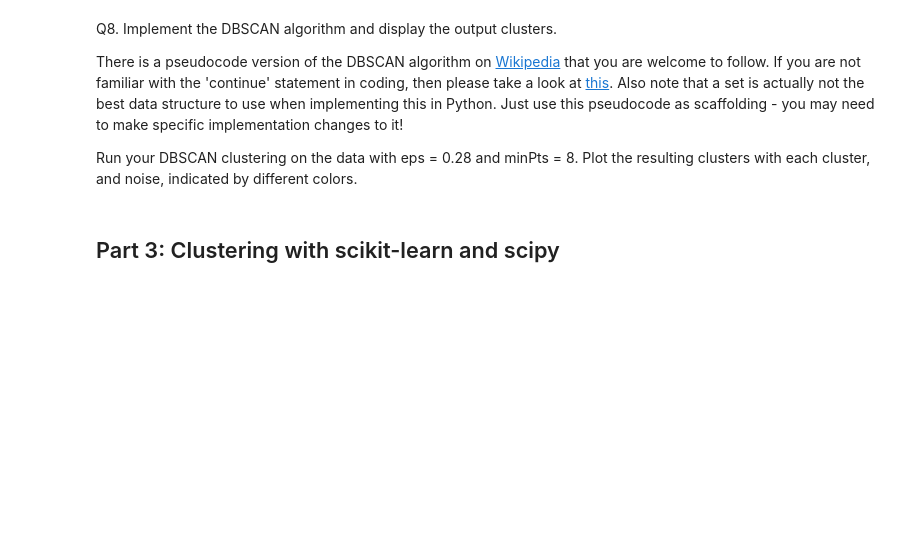
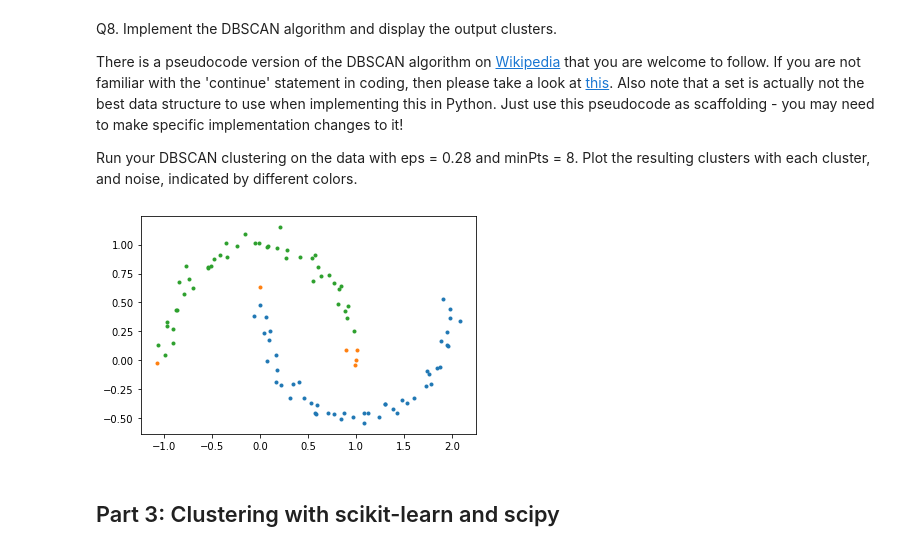
Before and after one commit to BrianDyck/DataMiningAssignment4, a Jupyter notebook: HW4-2/HW4 - Clustering.ipynb, the cells around one changed output. Saved outputs shown, nothing was run; the diff lists cells and outputs as text; code cells hidden in the pictures; blank space fills up the shorter version.

Commit message:
Added in DBScan

```diff
--- a/HW4-2/HW4 - Clustering.ipynb
+++ b/HW4-2/HW4 - Clustering.ipynb
@@ -221,3 +225,96 @@ Run your DBSCAN clustering on the data with eps = 0.28 and minPts = 8. Plot the
+# %%
+# your code goes here
+
+# Just look at the Wiki
+def DBSCAN(data, eps, minPts) :
+    DB = []
+    for point in data:
+        new_point = DB_Point(point[0], point[1])
+        DB.append(new_point)
+
+    C = 0
+    for P in DB :
+        if not P.label is None:
+            continue
+        N = RangeQuery(DB, P, eps)
+        if len(N) + 1 < minPts:
+            P.label = -1
+            continue
+
+        C = C + 1
+        P.label = C
+        S = N
+        numLoops = 0
+        new_neighbors = S
+        while len(new_neighbors) != 0:
+            S = new_neighbors
+            new_neighbors = check_all_neighbors(S, C, DB, eps, minPts)
+
+    DB_dict = {}
+    for point in DB:
+        if point.label not in DB_dict:
+            DB_dict[point.label] = [[point.x, point.y]]
+        else:
+            DB_dict[point.label].append([point.x, point.y])
+    return DB_dict
+
+def check_all_neighbors(S, C, DB, eps, minPts):
+    new_neighbors = []
+    numLoops = 0
+    for Q in S:
+        numLoops += 1
+        if Q.label == -1:
+            Q.label = C
+        if not Q.label is None:
+            continue
+        Q.label = C
+        N = RangeQuery(DB, Q, eps)
+        if len(N) + 1 >= minPts:
+            difference = list(set(N).difference(set(S)))
+            S = Union(S, N)
+            for neighbor in difference:
+                new_neighbors.append(neighbor)
+    return new_neighbors
+
+class DB_Point:
+    def __init__(self, x, y):
+        self.x = x
+        self.y = y
+        self.label = None
+
+    def __eq__(self, obj):
+        return isinstance(obj, data_point) and obj.x == self.x and obj.y == self.y
+
+    def __hash__(self):
+        return hash(self.x) + hash(self.y)
+
+    def __str__(self):
+        return "x: {}, y: {}".format(self.x, self.y)
+
+def RangeQuery(DB, P, eps) :
+    Neighbors = []
+    for point in DB :
+        distance = euclidean_dist(P, point)
+        if distance <= eps and distance != 0:
+            Neighbors.append(point)
+    return Neighbors
+
+def euclidean_dist(point_a, point_b):
+    return np.sqrt(np.power(point_a.x - point_b.x, 2) + np.power(point_a.y - point_b.y, 2))
+
+def Union(lst1, lst2):
+    final_list = list(set(lst1) | set(lst2))
+    return final_list
+
+DB = DBSCAN(data, .28, 8)
+
+for label in DB.keys():
+    cluster = DB[label]
+    npy_data = np.asarray(cluster)
+    plt.scatter(npy_data[:,0], npy_data[:,1], marker='.')
+plt.show()
+# %% [output]
+[figure, added]
 # %% [markdown]
 ## Part 3: Clustering with scikit-learn and scipy
 # %% [markdown]
```
Also changed, not shown: parts of 6 cells of this notebook.
